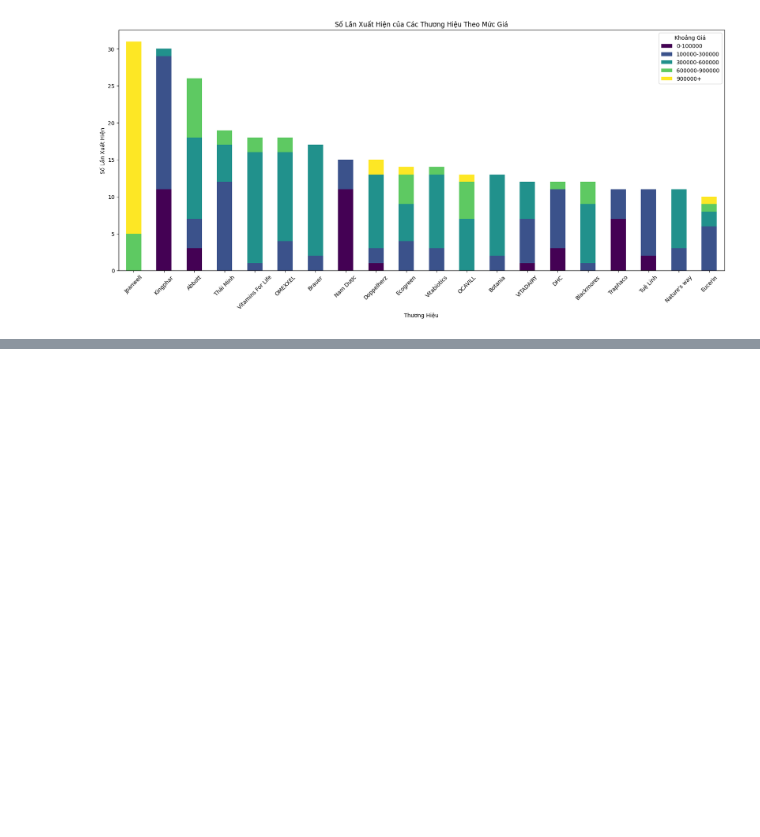
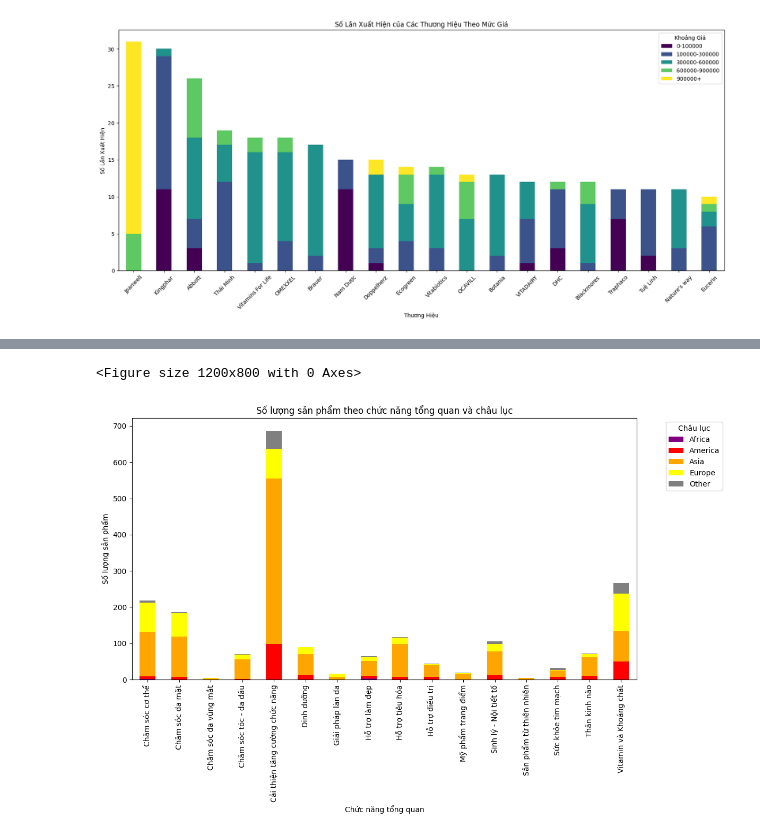
Before and after one commit to LLH-07/Introduction-to-Data-Science-22KHDL1, a Jupyter notebook: Visulaization.ipynb, the cells around one changed output, grey strips where cells are left out. Drawn from its saved outputs; the diff is of its cells as text; code cells hidden in the pictures; blank space fills up the shorter version.

```diff
--- a/Visulaization.ipynb
+++ b/Visulaization.ipynb
@@ -733,3 +735,6 @@ plt.xticks(rotation=45)
 plt.show()
 # %% [output]
 [figure]
+# %%
+processed_df = pd.read_csv("./Data/combined_file_processed.csv")
+processed_df.head()
@@ -735,0 +748,18 @@ plt.show()
+# %%
+# Grouping data to calculate the count of products by General_function and Continent
+function_continent_counts = processed_df.groupby(['General_function', 'Continent']).size().unstack(fill_value=0)
+
+
+custom_colors = ["purple", "red", "orange", "yellow", "grey"]
+
+plt.figure(figsize=(12, 8))
+function_continent_counts.plot(kind='bar', stacked=True, color=custom_colors, figsize=(12, 8))
+plt.title("Số lượng sản phẩm theo chức năng tổng quan và châu lục")
+plt.xlabel("Chức năng tổng quan")
+plt.ylabel("Số lượng sản phẩm")
+plt.legend(title="Châu lục", bbox_to_anchor=(1.05, 1), loc='upper left')
+plt.tight_layout()
+plt.show()
+# %% [output]
+<Figure size 1200x800 with 0 Axes>
+[figure, added]
```
Also changed, not shown: parts of 13 cells of this notebook, 1 other file.
